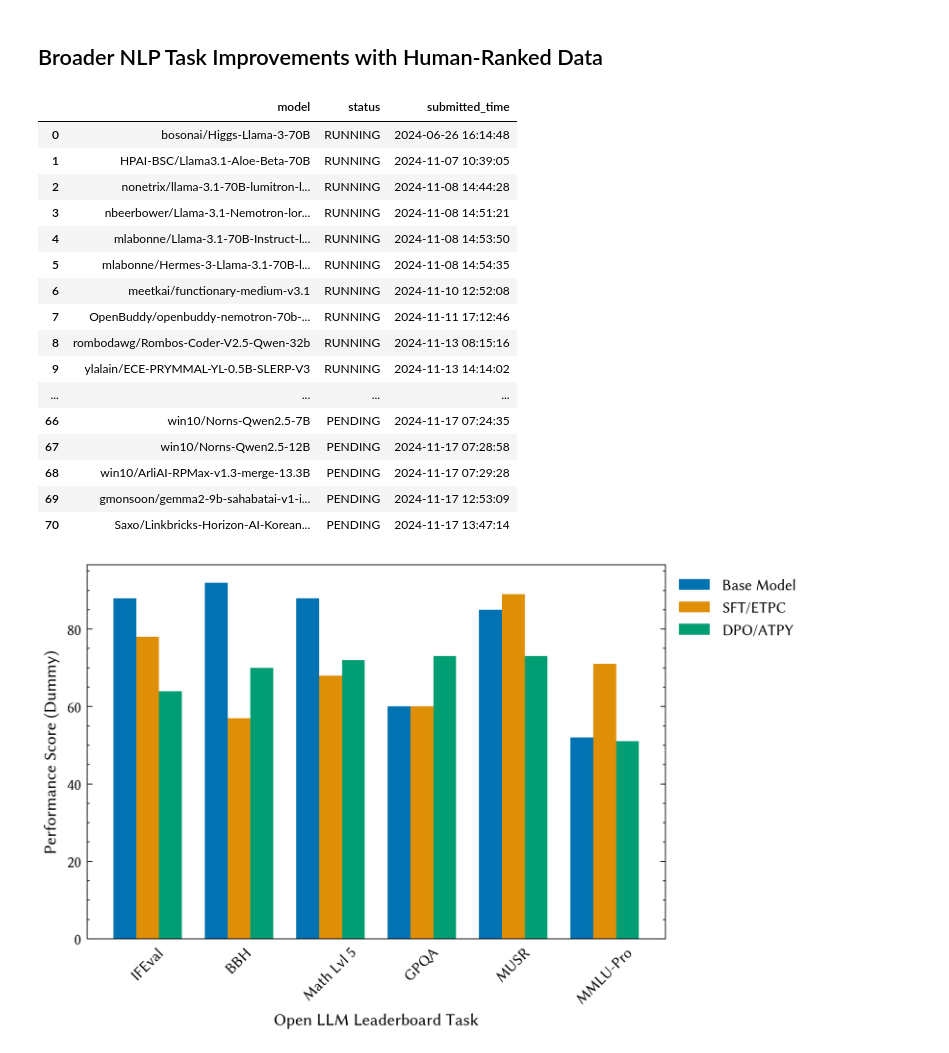
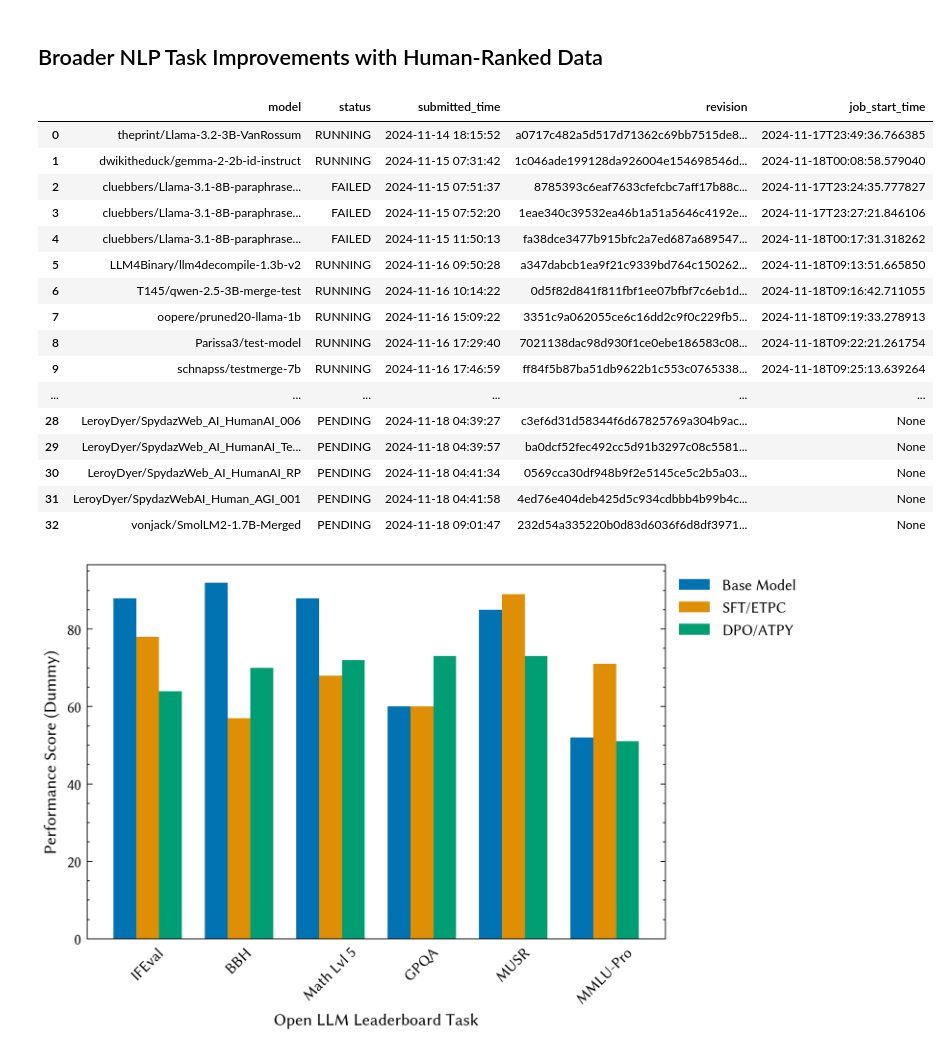
Before and after one commit to cluebbers/dpo-rlhf-paraphrase-types, a Jupyter notebook: notebooks/plots.ipynb, the cells around one changed output. Cells and saved outputs as stored; diff of their text form; code cells hidden in the pictures.

```diff
--- a/notebooks/plots.ipynb
+++ b/notebooks/plots.ipynb
@@ -990,50 +990,50 @@ plt.savefig(output_path, dpi=300)
 # %%
 from datasets import load_dataset, Features, Value
 pd.set_option('display.max_rows', None)
 from IPython.display import display
 
 features = Features({
     'model': Value('string'),
     'base_model': Value('string'),
     'revision': Value('string'),
     'precision': Value('string'),
     'params': Value('float64'),
     'architectures': Value('string'),
     'weight_type': Value('string'),
     'status': Value('string'),
     'submitted_time': Value('string'),
     'model_type': Value('string'),
     'job_id': Value('string'),
     'job_start_time': Value('string'),
     'use_chat_template': Value('bool'),
     'sender': Value('string')
 })
 
 
 dataset = load_dataset("open-llm-leaderboard/requests", split = "train", features=features)
-filtered_dataset = dataset.select_columns(["model", "status", "submitted_time"]).filter(lambda x: "cluebbers" in x["model"] or "pending" in str(x["status"]).lower() or "running" in str(x["status"]).lower())
+filtered_dataset = dataset.select_columns(["model", "status", "submitted_time", "revision", "job_start_time"]).filter(lambda x: "cluebbers" in x["model"] or "pending" in str(x["status"]).lower() or "running" in str(x["status"]).lower())
 filtered_dataset = filtered_dataset.sort("submitted_time")
 
 df = filtered_dataset.to_pandas()
 display(df)
 # %% [output]
-|  | model | status | submitted_time |
-| 0 | bosonai/Higgs-Llama-3-70B | RUNNING | 2024-06-26 16:14:48 |
-| 1 | HPAI-BSC/Llama3.1-Aloe-Beta-70B | RUNNING | 2024-11-07 10:39:05 |
-| 2 | nonetrix/llama-3.1-70B-lumitron-l... | RUNNING | 2024-11-08 14:44:28 |
-| 3 | nbeerbower/Llama-3.1-Nemotron-lor... | RUNNING | 2024-11-08 14:51:21 |
-| 4 | mlabonne/Llama-3.1-70B-Instruct-l... | RUNNING | 2024-11-08 14:53:50 |
-| 5 | mlabonne/Hermes-3-Llama-3.1-70B-l... | RUNNING | 2024-11-08 14:54:35 |
-| 6 | meetkai/functionary-medium-v3.1 | RUNNING | 2024-11-10 12:52:08 |
-| 7 | OpenBuddy/openbuddy-nemotron-70b-... | RUNNING | 2024-11-11 17:12:46 |
-| 8 | rombodawg/Rombos-Coder-V2.5-Qwen-32b | RUNNING | 2024-11-13 08:15:16 |
-| 9 | ylalain/ECE-PRYMMAL-YL-0.5B-SLERP-V3 | RUNNING | 2024-11-13 14:14:02 |
-| ... | ... | ... | ... |
-| 66 | win10/Norns-Qwen2.5-7B | PENDING | 2024-11-17 07:24:35 |
-| 67 | win10/Norns-Qwen2.5-12B | PENDING | 2024-11-17 07:28:58 |
-| 68 | win10/ArliAI-RPMax-v1.3-merge-13.3B | PENDING | 2024-11-17 07:29:28 |
-| 69 | gmonsoon/gemma2-9b-sahabatai-v1-i... | PENDING | 2024-11-17 12:53:09 |
-| 70 | Saxo/Linkbricks-Horizon-AI-Korean... | PENDING | 2024-11-17 13:47:14 |
+|  | model | status | submitted_time | revision | job_start_time |
+| 0 | theprint/Llama-3.2-3B-VanRossum | RUNNING | 2024-11-14 18:15:52 | a0717c482a5d517d71362c69bb7515de8... | 2024-11-17T23:49:36.766385 |
+| 1 | dwikitheduck/gemma-2-2b-id-instruct | RUNNING | 2024-11-15 07:31:42 | 1c046ade199128da926004e154698546d... | 2024-11-18T00:08:58.579040 |
+| 2 | cluebbers/Llama-3.1-8B-paraphrase... | FAILED | 2024-11-15 07:51:37 | 8785393c6eaf7633cfefcbc7aff17b88c... | 2024-11-17T23:24:35.777827 |
+| 3 | cluebbers/Llama-3.1-8B-paraphrase... | FAILED | 2024-11-15 07:52:20 | 1eae340c39532ea46b1a51a5646c4192e... | 2024-11-17T23:27:21.846106 |
+| 4 | cluebbers/Llama-3.1-8B-paraphrase... | FAILED | 2024-11-15 11:50:13 | fa38dce3477b915bfc2a7ed687a689547... | 2024-11-18T00:17:31.318262 |
+| 5 | LLM4Binary/llm4decompile-1.3b-v2 | RUNNING | 2024-11-16 09:50:28 | a347dabcb1ea9f21c9339bd764c150262... | 2024-11-18T09:13:51.665850 |
+| 6 | T145/qwen-2.5-3B-merge-test | RUNNING | 2024-11-16 10:14:22 | 0d5f82d841f811fbf1ee07bfbf7c6eb1d... | 2024-11-18T09:16:42.711055 |
+| 7 | oopere/pruned20-llama-1b | RUNNING | 2024-11-16 15:09:22 | 3351c9a062055ce6c16dd2c9f0c229fb5... | 2024-11-18T09:19:33.278913 |
+| 8 | Parissa3/test-model | RUNNING | 2024-11-16 17:29:40 | 7021138dac98d930f1ce0ebe186583c08... | 2024-11-18T09:22:21.261754 |
+| 9 | schnapss/testmerge-7b | RUNNING | 2024-11-16 17:46:59 | ff84f5b87ba51db9622b1c553c0765338... | 2024-11-18T09:25:13.639264 |
+| ... | ... | ... | ... | ... | ... |
+| 28 | LeroyDyer/SpydazWeb_AI_HumanAI_006 | PENDING | 2024-11-18 04:39:27 | c3ef6d31d58344f6d67825769a304b9ac... | None |
+| 29 | LeroyDyer/SpydazWeb_AI_HumanAI_Te... | PENDING | 2024-11-18 04:39:57 | ba0dcf52fec492cc5d91b3297c08c5581... | None |
+| 30 | LeroyDyer/SpydazWeb_AI_HumanAI_RP | PENDING | 2024-11-18 04:41:34 | 0569cca30df948b9f2e5145ce5c2b5a03... | None |
+| 31 | LeroyDyer/SpydazWebAI_Human_AGI_001 | PENDING | 2024-11-18 04:41:58 | 4ed76e404deb425d5c934cdbbb4b99b4c... | None |
+| 32 | vonjack/SmolLM2-1.7B-Merged | PENDING | 2024-11-18 09:01:47 | 232d54a335220b0d83d6036f6d8df3971... | None |
 # %%
 # Define tasks and models
 tasks = ["IFEval", "BBH", "Math Lvl 5", "GPQA", "MUSR", "MMLU-Pro"]
```
Also changed, not shown: parts of 9 cells of this notebook, 1 other file.
